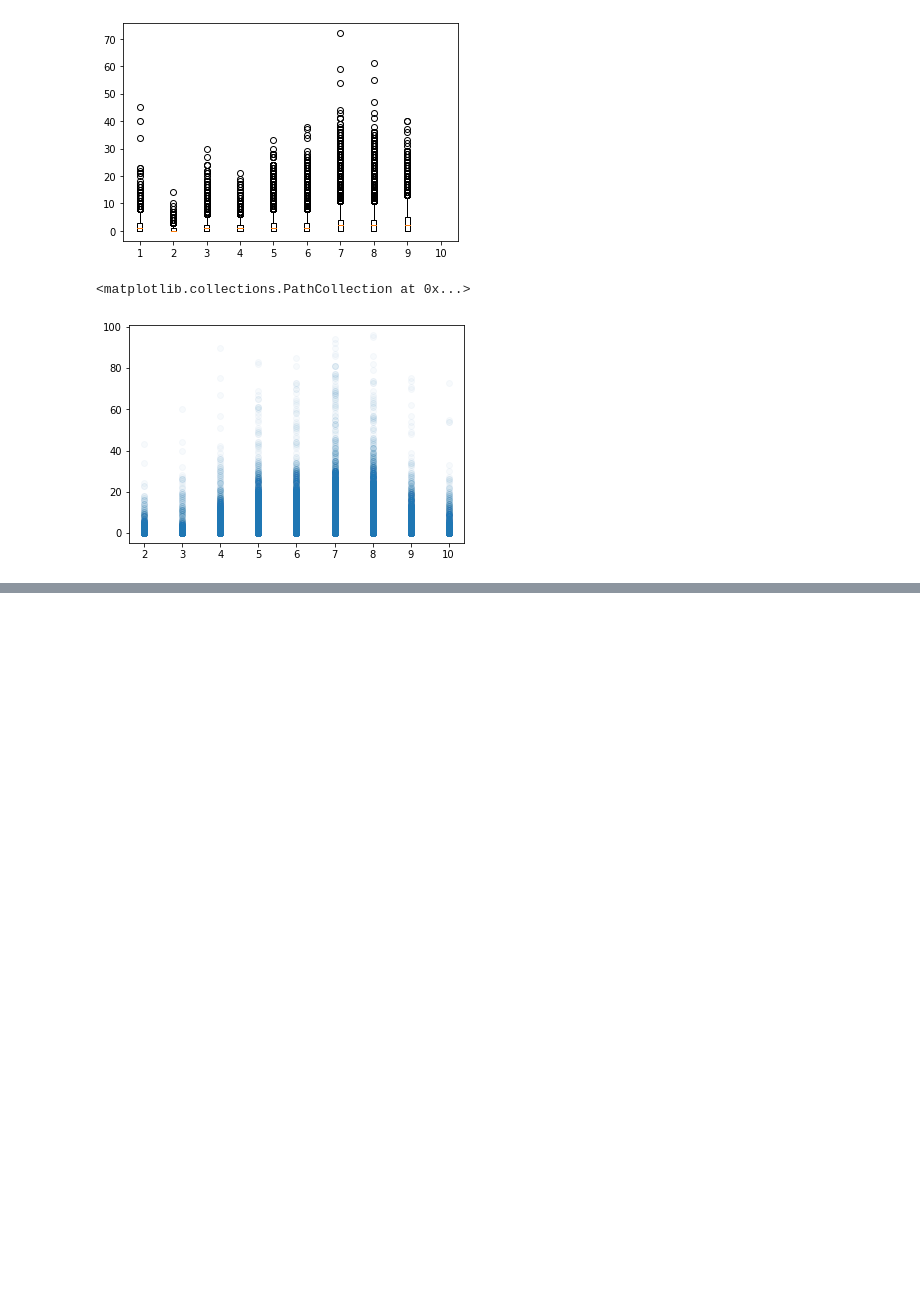
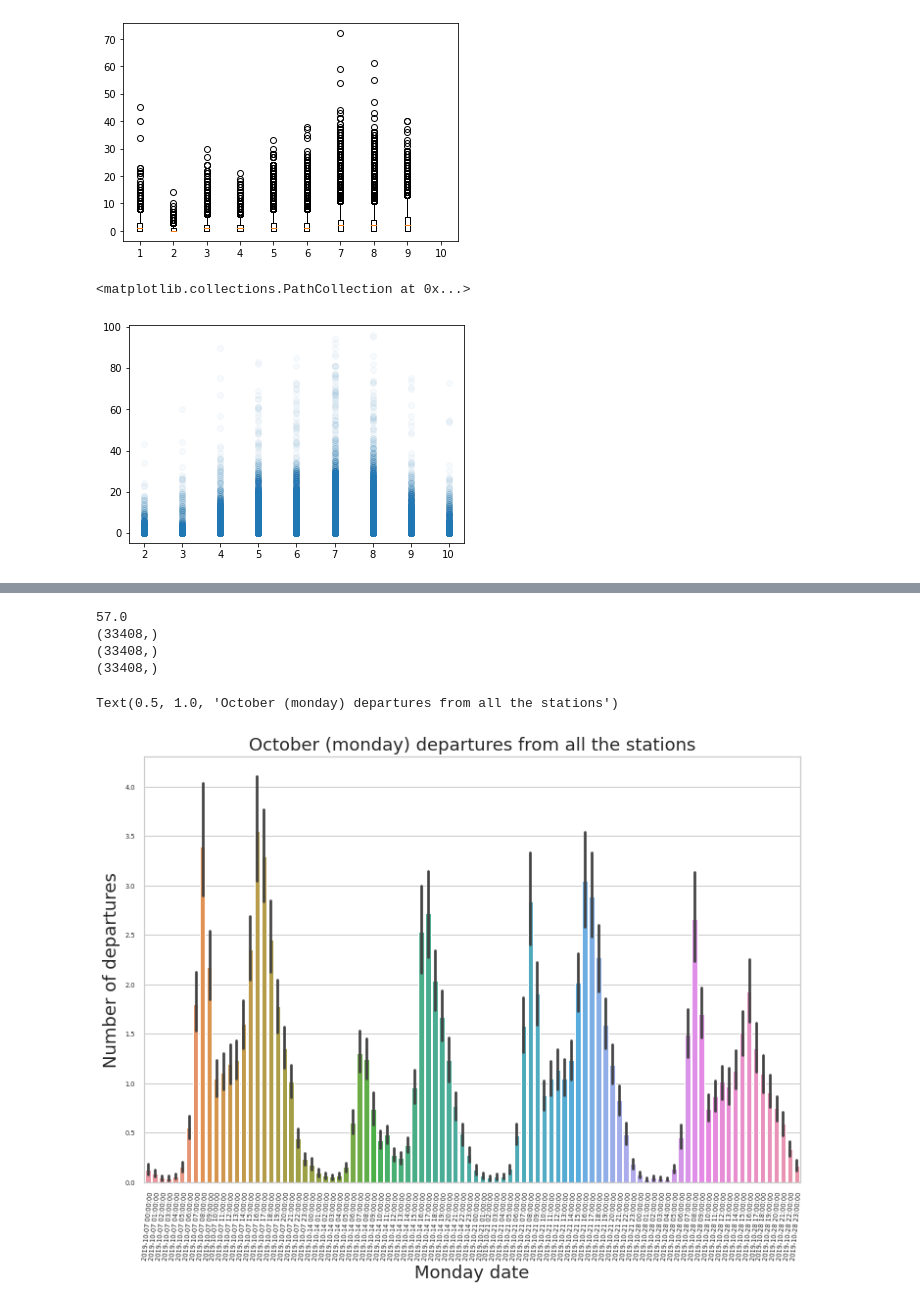
Before and after one commit to giacomogreggio/HSL-citybikes-predictor, a Jupyter notebook: HSL_citybikes_predictor.ipynb, the cells around one changed output, grey strips where cells are left out. Drawn from its saved outputs; the diff is of its cells as text; code cells hidden in the pictures; blank space fills up the shorter version.

```diff
--- a/HSL_citybikes_predictor.ipynb
+++ b/HSL_citybikes_predictor.ipynb
@@ -367,0 +356,53 @@ accuracy_score(y_test, y_predicted)
+# %%
+departures_all = np.where(october_data_m['monday_datetime']!=0,monday_data['departures'],-1)
+station_all = np.where(october_data_m['monday_datetime']!=0,monday_data['station_id'],-1)
+weather_all = np.where(october_data_m['monday_datetime']!=0,monday_data['weather_rate'],-1)
+# get the departures on monday in October
+departures_monday = []
+for i in departures_all:
+    if i != -1:
+        departures_monday.append(i)
+print(max(departures_monday))
+departures_monday = np.array(departures_monday)
+print(departures_monday.shape)
+
+# clean the monday data by removing zero values that are previously added
+datetime_monday = []
+for i in october_data_m['monday_datetime']:
+    if i != 0:
+        datetime_monday.append(i)
+datetime_monday = np.array(datetime_monday)
+datetime_monday.shape
+
+# get the station_id that have departures on monday in October
+station_monday = []
+for i in station_all:
+    if i != -1:
+        station_monday.append(i)
+station_monday = np.array(station_monday)
+print(station_monday.shape)
+
+# get the weather on monday in October
+weather_monday = []
+for i in weather_all:
+    if i != -1:
+        weather_monday.append(i)
+weather_monday = np.array(weather_monday)
+print(weather_monday.shape)
+# %% [output]
+57.0
+(33408,)
+(33408,)
+(33408,)
+# %%
+plt.figure(figsize=(12,8))
+sns.set_style("whitegrid")
+sns.set_context("notebook", font_scale=0.6)
+sns.barplot(datetime_monday,departures_monday)
+plt.xlabel("Monday date", fontsize=18)
+plt.xticks(rotation=85)
+plt.ylabel("Number of departures", fontsize=18)
+plt.title("October (monday) departures from all the stations",fontsize=18)
+# %% [output]
+Text(0.5, 1.0, 'October (monday) departures from all the stations')
+[figure, added]
```
Also changed, not shown: parts of 47 cells of this notebook.
